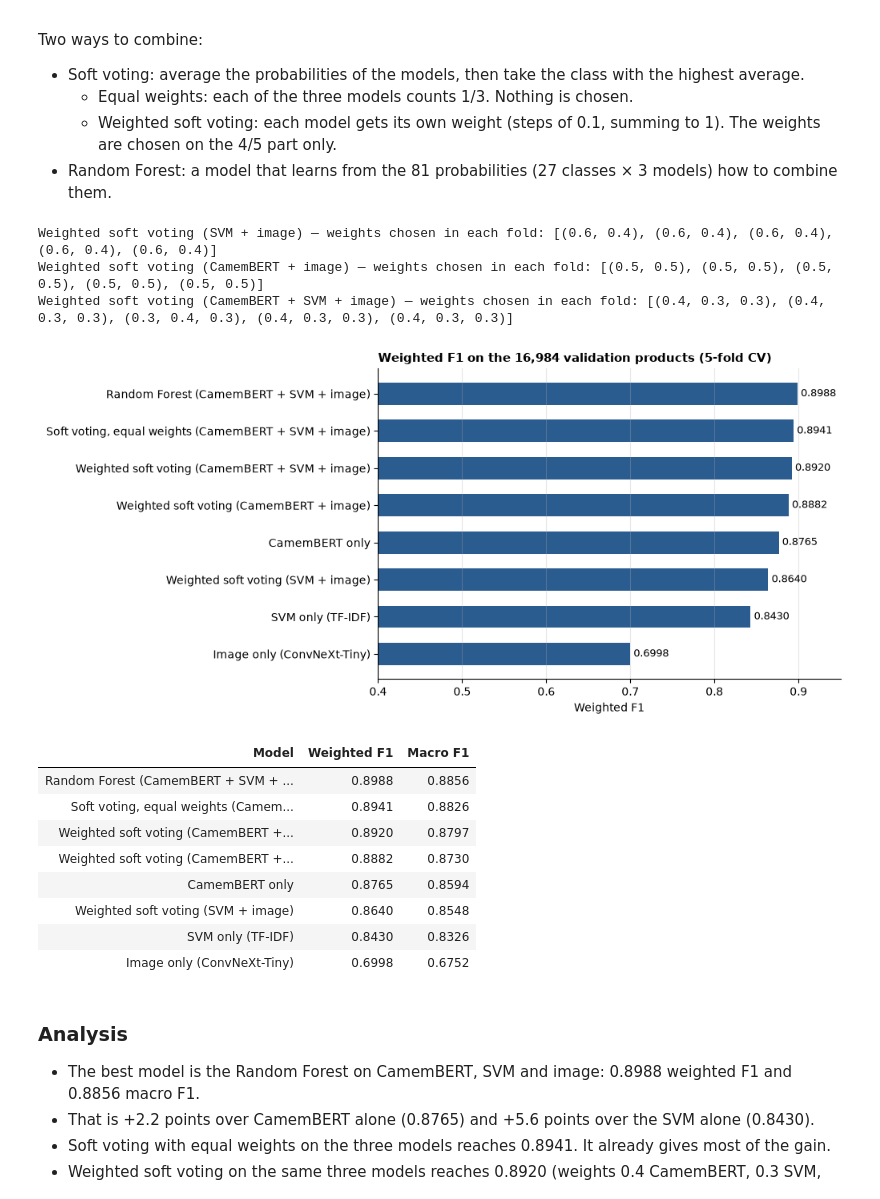
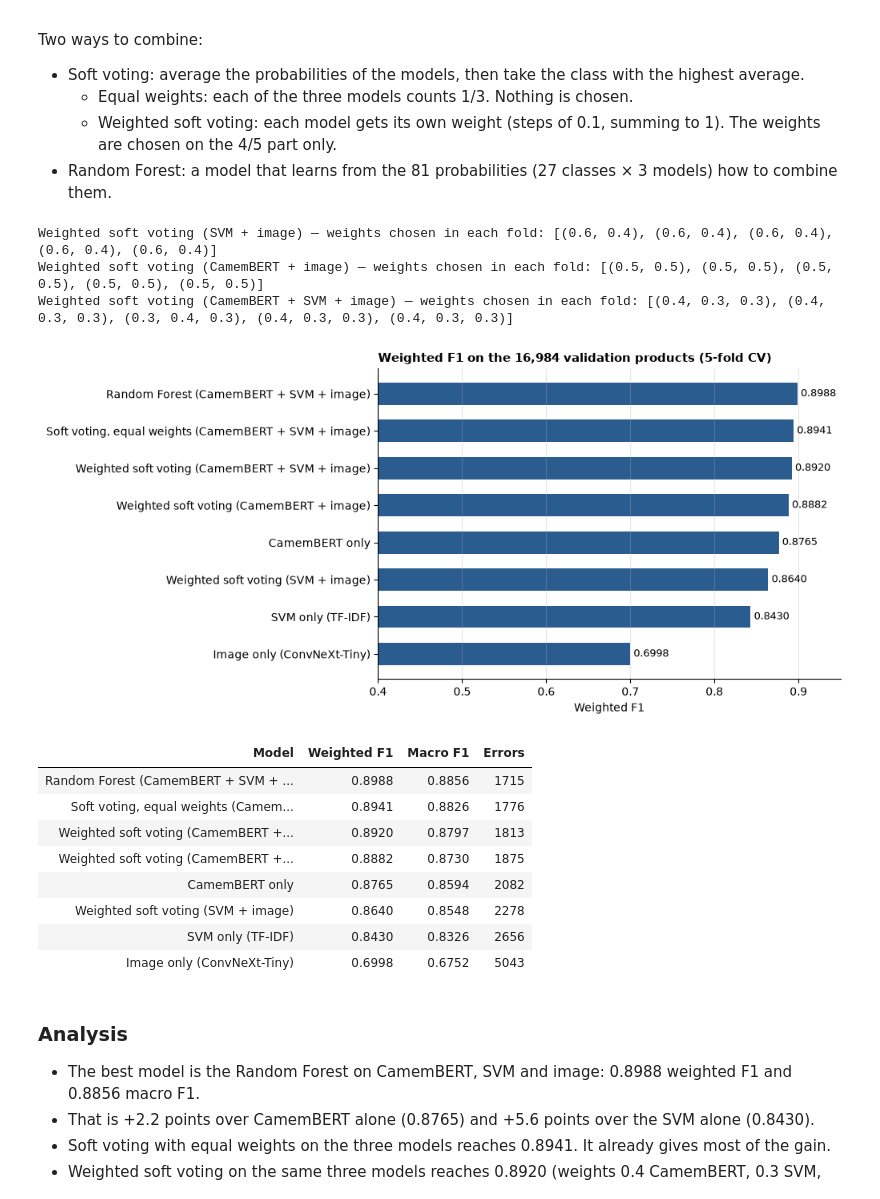
Before and after one commit to wahajaslm/liora-capstone, a Jupyter notebook: notebooks/04_text_and_image_fusion.ipynb, the cells around one changed output. Drawn from its saved outputs; the diff is of its cells as text; code cells hidden in the pictures.

```diff
--- a/notebooks/04_text_and_image_fusion.ipynb
+++ b/notebooks/04_text_and_image_fusion.ipynb
@@ -136,43 +136,45 @@ for train_idx, test_idx in folds.split(X_all, y_true):
         predictions[name][test_idx] = soft_vote(probs, best_w, test_idx)
 
     forest               = RandomForestClassifier(n_estimators=300, min_samples_leaf=2, n_jobs=-1, random_state=RANDOM_STATE)
     predictions["Random Forest (CamemBERT + SVM + image)"][test_idx] = forest.fit(X_all[train_idx], y_true[train_idx]).predict(X_all[test_idx])
 
 for name, chosen in chosen_weights.items():
     if len(soft_votes[name][1]) > 1:
         print(f"{name} — weights chosen in each fold: {chosen}")
 results                  = pd.DataFrame({
     "Model":       list(predictions),
     "Weighted F1": [f1_score(y_true, p, average="weighted") for p in predictions.values()],
     "Macro F1":    [f1_score(y_true, p, average="macro")    for p in predictions.values()],
+    "Errors":      [int((p != y_true).sum()) for p in predictions.values()],
 })
+results.to_csv(PROJECT_ROOT / "models" / "outputs" / "04_fusion_results.csv", index=False)
 
 fig, ax                  = plt.subplots(figsize=(10, 4.6), constrained_layout=True)
 ordered                  = results.sort_values("Weighted F1")
 bars                     = ax.barh(ordered["Model"], ordered["Weighted F1"], color="#2b5c8f", height=0.6)
 ax.bar_label(bars, labels=[f"{v:.4f}" for v in ordered["Weighted F1"]], padding=3, fontsize=9)
 ax.set_xlim(0.4, 0.95)
 ax.set_title("Weighted F1 on the 16,984 validation products (5-fold CV)", loc="left", fontsize=11, fontweight="bold")
 ax.set_xlabel("Weighted F1")
 ax.spines[["top", "right"]].set_visible(False)
 ax.grid(axis="x", alpha=0.3)
 plt.show()
 
-display(results.sort_values("Weighted F1", ascending=False).style.hide(axis="index").format(precision=4))
+display(results.sort_values("Weighted F1", ascending=False).style.hide(axis="index").format(precision=4, subset=["Weighted F1", "Macro F1"]))
 # %% [output]
 Weighted soft voting (SVM + image) — weights chosen in each fold: [(0.6, 0.4), (0.6, 0.4), (0.6, 0.4), (0.6, 0.4), (0.6, 0.4)]
 Weighted soft voting (CamemBERT + image) — weights chosen in each fold: [(0.5, 0.5), (0.5, 0.5), (0.5, 0.5), (0.5, 0.5), (0.5, 0.5)]
 Weighted soft voting (CamemBERT + SVM + image) — weights chosen in each fold: [(0.4, 0.3, 0.3), (0.4, 0.3, 0.3), (0.3, 0.4, 0.3), (0.4, 0.3, 0.3), (0.4, 0.3, 0.3)]
 [figure]
-| Model | Weighted F1 | Macro F1 |
-| Random Forest (CamemBERT + SVM + ... | 0.8988 | 0.8856 |
-| Soft voting, equal weights (Camem... | 0.8941 | 0.8826 |
-| Weighted soft voting (CamemBERT +... | 0.8920 | 0.8797 |
-| Weighted soft voting (CamemBERT +... | 0.8882 | 0.8730 |
-| CamemBERT only | 0.8765 | 0.8594 |
-| Weighted soft voting (SVM + image) | 0.8640 | 0.8548 |
-| SVM only (TF-IDF) | 0.8430 | 0.8326 |
-| Image only (ConvNeXt-Tiny) | 0.6998 | 0.6752 |
+| Model | Weighted F1 | Macro F1 | Errors |
+| Random Forest (CamemBERT + SVM + ... | 0.8988 | 0.8856 | 1715 |
+| Soft voting, equal weights (Camem... | 0.8941 | 0.8826 | 1776 |
+| Weighted soft voting (CamemBERT +... | 0.8920 | 0.8797 | 1813 |
+| Weighted soft voting (CamemBERT +... | 0.8882 | 0.8730 | 1875 |
+| CamemBERT only | 0.8765 | 0.8594 | 2082 |
+| Weighted soft voting (SVM + image) | 0.8640 | 0.8548 | 2278 |
+| SVM only (TF-IDF) | 0.8430 | 0.8326 | 2656 |
+| Image only (ConvNeXt-Tiny) | 0.6998 | 0.6752 | 5043 |
 # %% [markdown]
 ### Analysis
 
```
Also changed, not shown: parts of 1 cell of this notebook, 2 other files.
